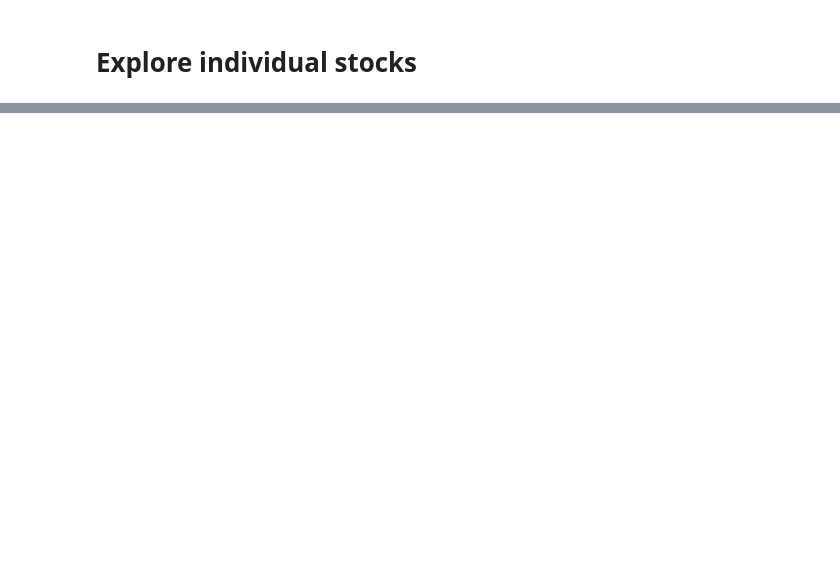
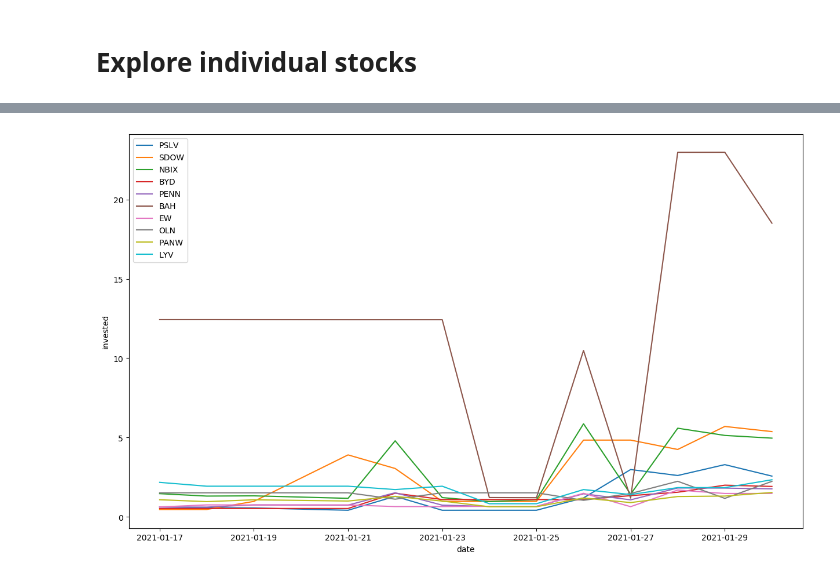
Before and after one commit to bstanie/beautiful-creature, a Jupyter notebook: notebooks/stock_advisor.ipynb, the cells around one changed output, grey strips where cells are left out. Saved outputs shown, nothing was run; the diff lists cells and outputs as text; code cells hidden in the pictures; blank space fills up the shorter version.

```diff
--- a/notebooks/stock_advisor.ipynb
+++ b/notebooks/stock_advisor.ipynb
@@ -180,7 +208,0 @@ len(df.company.unique())
-# %%
-plt.figure(figsize=(20,15))
-for stock_name in df.company.value_counts().index:
-    plot_data = df[df.company==stock_name].groupby('date')['invested'].mean()
-    if plot_data[-3:].mean() > plot_data[:-3].mean() + 2*plot_data.std():
-        sns.lineplot(x=plot_data.index,y=plot_data,label=stock_name)
-plt.legend()
@@ -189,0 +209,21 @@ plt.legend()
+# %%
+best_investor_stocks = df[df['investor_name'].isin([investor_mapping[i] for i in best_investors.index])]['company'].unique()
+# %%
+groupby = df.groupby(['company','date'])["invested"].mean()
+idx = pd.IndexSlice
+threshold = 1
+chg_interest = list()
+for stock_name in tqdm(best_investor_stocks):
+    last_interest = groupby.to_frame().loc[idx[stock_name, dates[-threshold]:], :]
+    last_interest_mean = last_interest.mean()
+
+    historical_interest = groupby.to_frame().loc[idx[stock_name, :dates[-threshold-1]], :]
+    historical_interest_mean = historical_interest.mean()
+
+    vals = groupby.to_frame().loc[stock_name].values.reshape(-1)
+    change_in_interest = (last_interest_mean/historical_interest_mean)[0]
+    chg_interest.append((stock_name,change_in_interest,historical_interest_mean[0],last_interest_mean[0]))
+# %%
+TOP_N_CHANGE_IN_INTEREST_AMONG_BEST_INVESTORS = 10
+chg_intrst = pd.DataFrame.from_records(chg_interest,columns=['stock','change_in_interest',"history","latest"]).sort_values('change_in_interest',ascending=False)
+chg_intrst.head(TOP_N_CHANGE_IN_INTEREST_AMONG_BEST_INVESTORS)
@@ -189,0 +242,6 @@ plt.legend()
+# %%
+for int_stock in chg_intrst.head(TOP_N_CHANGE_IN_INTEREST_AMONG_BEST_INVESTORS)["stock"].values:
+    vals = groupby.to_frame().loc[int_stock]
+    sns.lineplot(y=vals["invested"],x=vals.index,label=int_stock)
+# %% [output]
+[figure, added]
```
Also changed, not shown: parts of 18 cells of this notebook.
